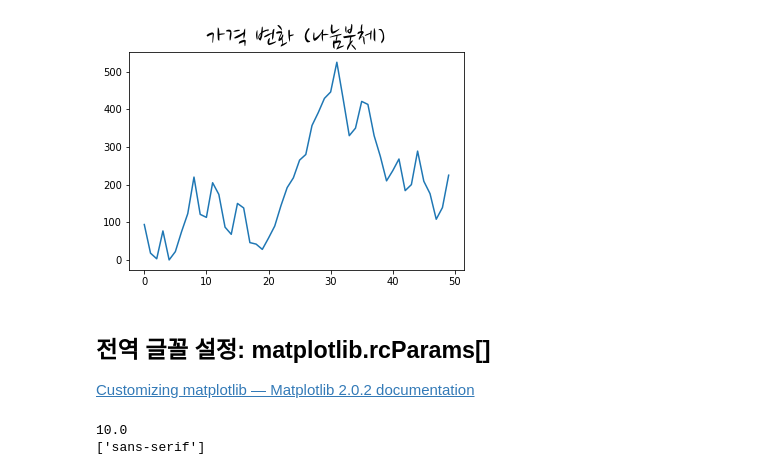
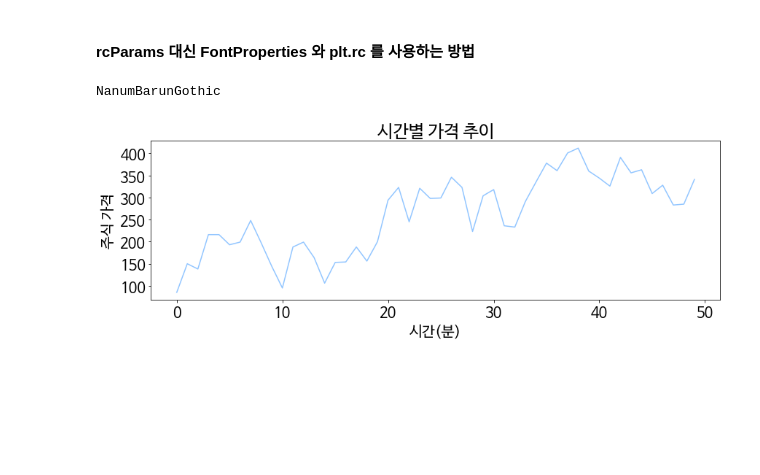
Before and after one commit to corazzon/TIL, a Jupyter notebook: notebook/matplotlib_font_setting.ipynb, the cells around one changed output. Saved outputs shown, nothing was run; the diff lists cells and outputs as text; code cells hidden in the pictures; blank space fills up the shorter version.

```diff
--- a/notebook/matplotlib_font_setting.ipynb
+++ b/notebook/matplotlib_font_setting.ipynb
@@ -47,0 +5,11 @@ plt.style.available
+# %%
+# 그래프를 노트북 안에 그리기 위해 설정
+%matplotlib inline
+
+# 필요한 패키지와 라이브러리를 가져옴
+import matplotlib as mpl
+import matplotlib.pyplot as plt
+import matplotlib.font_manager as fm
+
+# 그래프에서 마이너스 폰트 깨지는 문제에 대한 대처
+mpl.rcParams['axes.unicode_minus'] = False
@@ -57,0 +30,6 @@ array([ 94,  18,   3,  77,   0,  22,  75, 123, 220, 121, 113, 205, 174,
+# %%
+plt.plot(range(50), data, 'r')
+mpl.rcParams['axes.unicode_minus'] = False
+plt.title('시간별 가격 추이')
+plt.ylabel('주식 가격')
+plt.xlabel('시간(분)')
@@ -157,0 +209,11 @@ plt.show()
+# %%
+plt.rcParams["font.family"] = 'Nanum Brush Script OTF'
+plt.rcParams["font.size"] = 20
+plt.rcParams["figure.figsize"] = (14,4)
+# %%
+plt.plot(range(50), data, 'r')
+plt.title('시간별 가격 추이')
+plt.ylabel('주식 가격')
+plt.xlabel('시간(분)')
+plt.style.use('seaborn-pastel')
+plt.show()
@@ -158,24 +222,18 @@ plt.show()
+# %% [markdown]
+#### rcParams 대신 FontProperties 와 plt.rc 를 사용하는 방법
 # %%
-path = '/Library/Fonts/NanumBrush.otf'
-prop = fm.FontProperties(fname=path, size=28)
+path = '/Library/Fonts/NanumBarunGothic.ttf'
+font_name = fm.FontProperties(fname=path, size=50).get_name()
+print(font_name)
+plt.rc('font', family=font_name)
 
 fig, ax = plt.subplots()
 ax.plot(data)
-ax.set_title('가격 변화 (나눔붓체)', fontproperties=prop)
+ax.set_title('시간별 가격 추이')
+plt.ylabel('주식 가격')
+plt.xlabel('시간(분)')
 plt.style.use('ggplot')
 plt.show()
 # %% [output]
+NanumBarunGothic
-[figure, old version]
+[figure, new version]
-# %% [markdown]
-## 전역 글꼴 설정: matplotlib.rcParams[]
-[Customizing matplotlib — Matplotlib 2.0.2 documentation](https://matplotlib.org/users/customizing.html)
-# %%
-# 기본 설정 읽기
-import matplotlib.pyplot as plt
-
-# size, family
-print (plt.rcParams['font.size'] )
-print (plt.rcParams['font.family'] )
-# %% [output]
-10.0
-['sans-serif']
```
Also changed, not shown: parts of 36 cells of this notebook.
